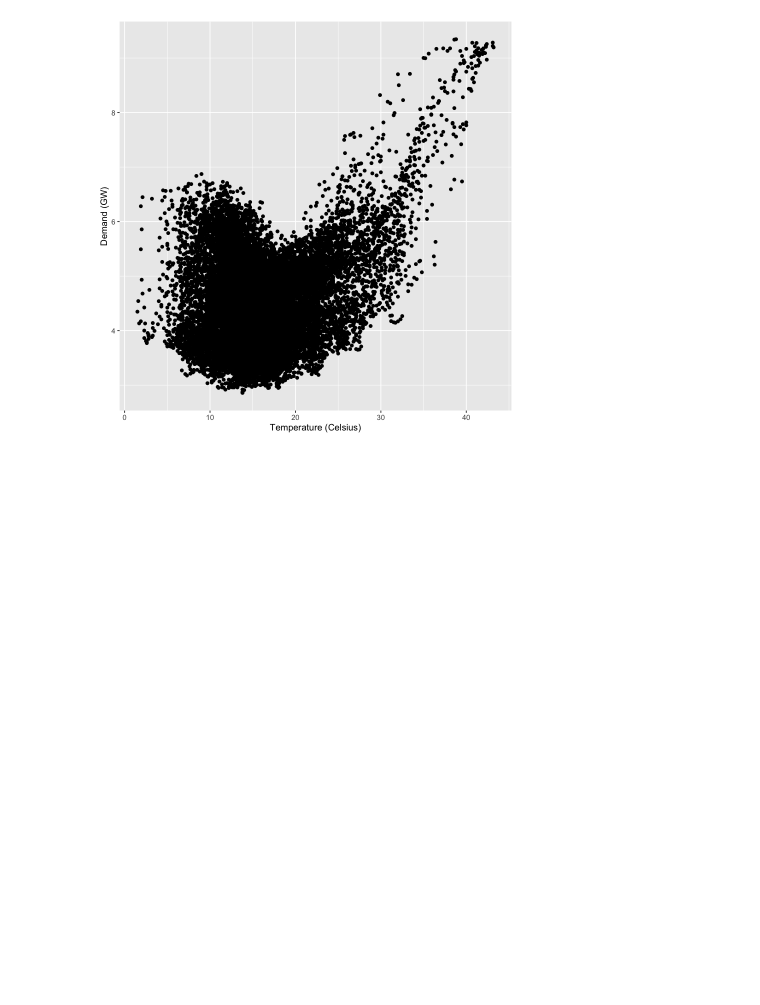
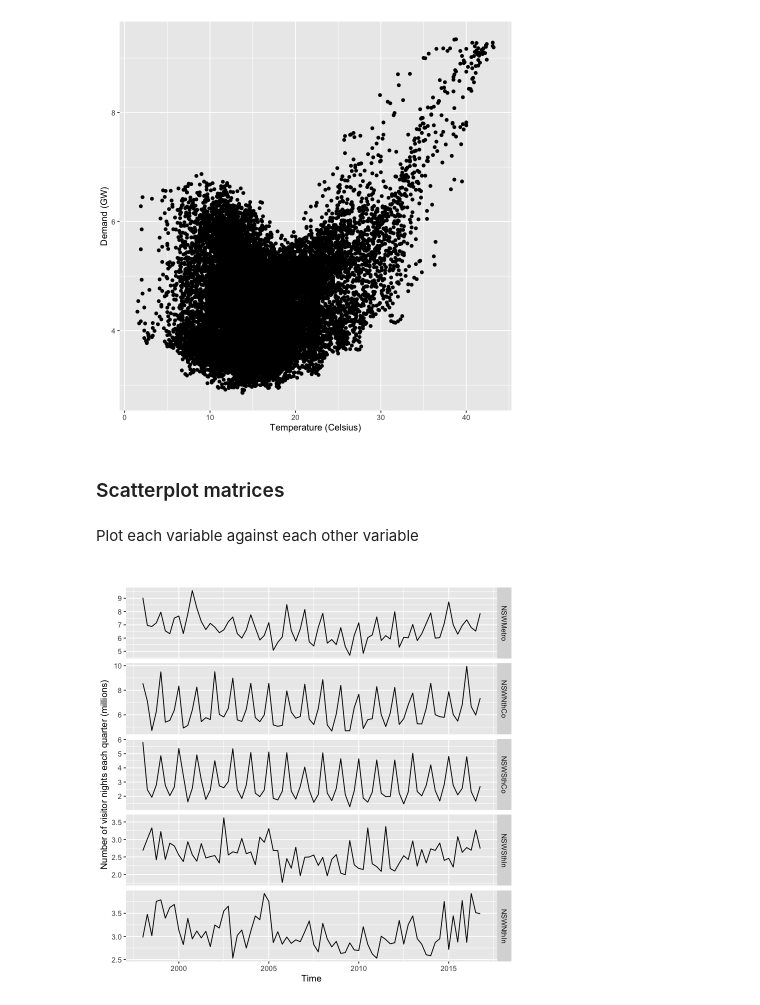
Before and after one commit to PeifengLi/Business-Forecasting, a Jupyter notebook: Toolbox/Forecasting-Toolbox-Lab.ipynb, the cells around one changed output. Drawn from its saved outputs; the diff is of its cells as text; code cells hidden in the pictures; blank space fills up the shorter version.

```diff
--- a/Toolbox/Forecasting-Toolbox-Lab.ipynb
+++ b/Toolbox/Forecasting-Toolbox-Lab.ipynb
@@ -71,3 +71,12 @@ ylab("Demand (GW)")+
 xlab("Temperature (Celsius)")
 # %% [output]
 [figure]
+# %% [markdown]
+### Scatterplot matrices
+# %% [markdown]
+Plot each variable against each other variable
+# %%
+autoplot(visnights[,1:5], facets=TRUE) +
+ylab("Number of visitor nights each quarter (millions)")
+# %% [output]
+[figure, added]
```
Also changed, not shown: parts of 2 cells of this notebook.
